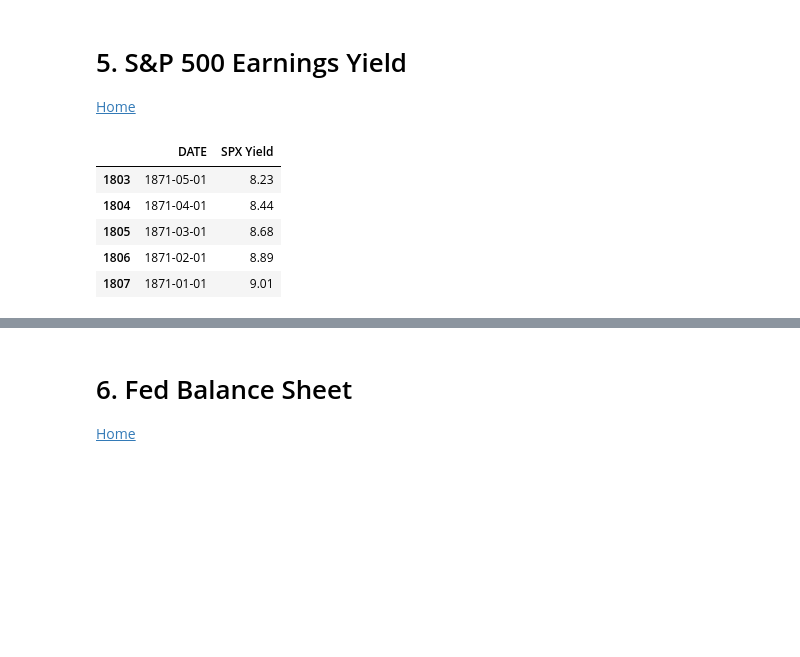
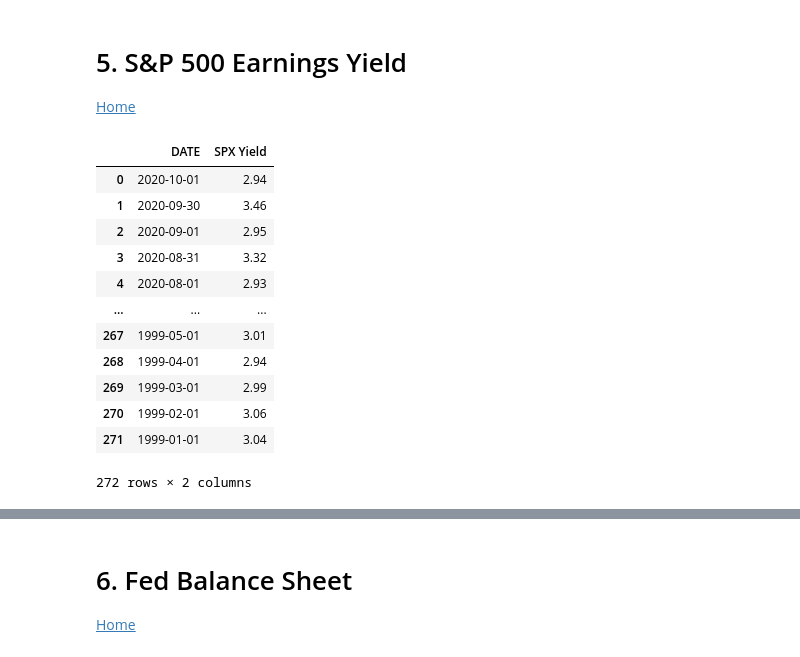
Before and after one commit to AmitSamra/Bonds, a Jupyter notebook: bonds.ipynb, the cells around one changed output, grey strips where cells are left out. Drawn from its saved outputs; the diff is of its cells as text; code cells hidden in the pictures; blank space fills up the shorter version.

```diff
--- a/bonds.ipynb
+++ b/bonds.ipynb
@@ -306,16 +306,24 @@ sp500_ey = read_json(file_path)
 # %%
 # Create dataframe
 df_sp500_ey = pd.DataFrame(sp500_ey['dataset']['data'], columns= sp500_ey['dataset']['column_names'])
 df_sp500_ey = df_sp500_ey.rename(columns={'Date':'DATE', 'Value':'SPX Yield'})
 df_sp500_ey['DATE'] = df_sp500_ey['DATE'].astype('datetime64[ns]')
-df_sp500_ey.tail()
+df_sp500_ey = df_sp500_ey.loc[(df_sp500_ey.DATE.dt.year>=1999)&(df_sp500_ey.DATE.dt.year<=2020)]
+df_sp500_ey
 # %% [output]
 |  | DATE | SPX Yield |
-| 1803 | 1871-05-01 | 8.23 |
-| 1804 | 1871-04-01 | 8.44 |
-| 1805 | 1871-03-01 | 8.68 |
-| 1806 | 1871-02-01 | 8.89 |
-| 1807 | 1871-01-01 | 9.01 |
+| 0 | 2020-10-01 | 2.94 |
+| 1 | 2020-09-30 | 3.46 |
+| 2 | 2020-09-01 | 2.95 |
+| 3 | 2020-08-31 | 3.32 |
+| 4 | 2020-08-01 | 2.93 |
+| ... | ... | ... |
+| 267 | 1999-05-01 | 3.01 |
+| 268 | 1999-04-01 | 2.94 |
+| 269 | 1999-03-01 | 2.99 |
+| 270 | 1999-02-01 | 3.06 |
+| 271 | 1999-01-01 | 3.04 |
+272 rows × 2 columns
 # %%
 # S&P 500 Earnings Yield
 fig,ax = plt.subplots(figsize=(20,10))
```
Also changed, not shown: parts of 27 cells of this notebook.
